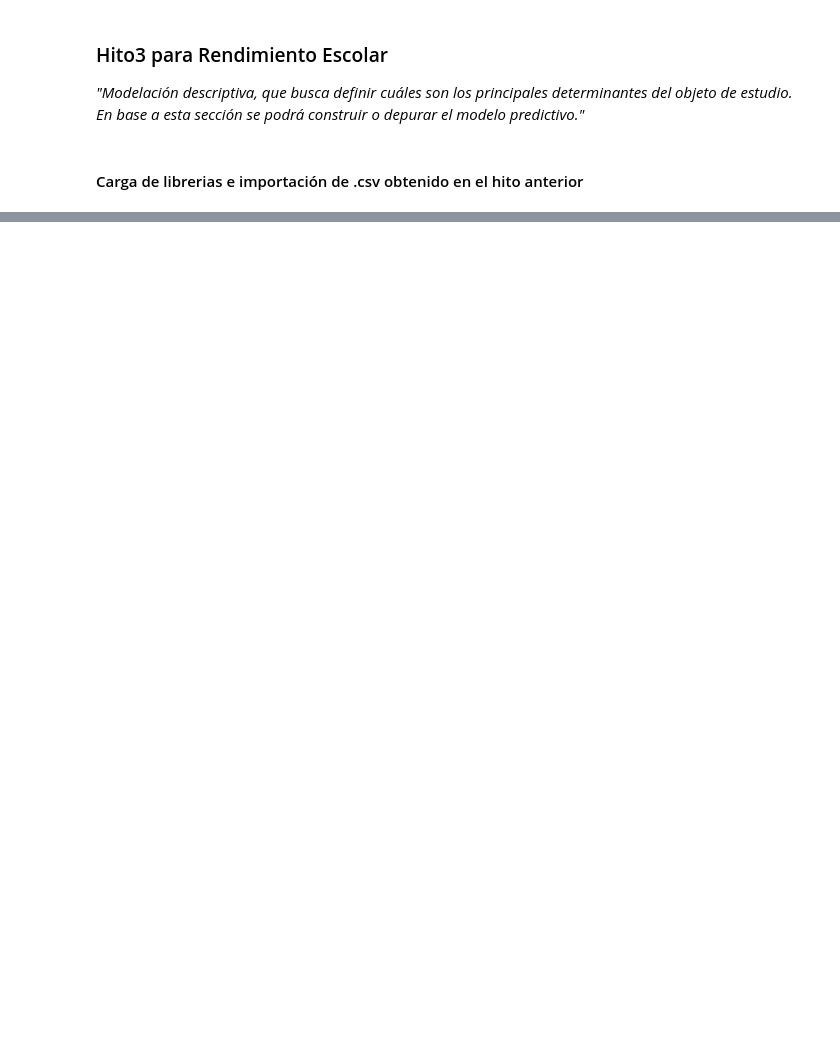
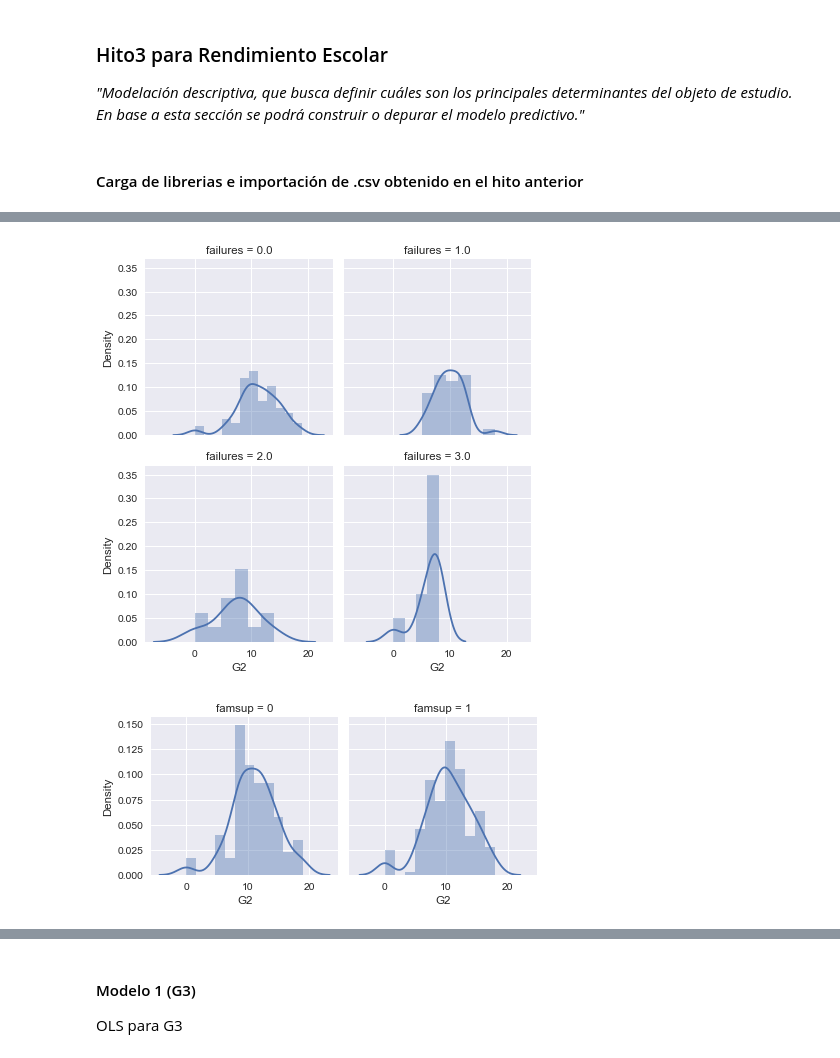
Before and after one commit to antosource/CursoDataScience, a Jupyter notebook: FundamentosDataScience/PruebaSalida/Hito3/Rendimiento_escolar.ipynb, the cells around one changed output, grey strips where cells are left out. Drawn from its saved outputs; the diff is of its cells as text; code cells hidden in the pictures; blank space fills up the shorter version.

```diff
--- a/FundamentosDataScience/PruebaSalida/Hito3/Rendimiento_escolar.ipynb
+++ b/FundamentosDataScience/PruebaSalida/Hito3/Rendimiento_escolar.ipynb
@@ -120,0 +297,5 @@ Notes:
+# %%
+# Creacion de DF con valores significativos
+clear_var_sig2 = ['failures', 'famsup', 'goout', 'health', 'G2']
+df_mod_g2 = df_dummies_g2.loc[:, clear_var_sig2]
+df_mod_g2
@@ -120,0 +349,8 @@ Notes:
+# %%
+for i in clear_var_sig2:
+    for j in ['G2']:
+        if i != 'G2':
+            gr.graficar(df,j,i)
+# %% [output]
+[figure, added]
+[figure, added]
@@ -120,0 +359,4 @@ Notes:
+# %% [markdown]
+#### Modelo 1 (G3)
+
+OLS para G3
```
Also changed, not shown: parts of 30 cells of this notebook, 2 other files.
